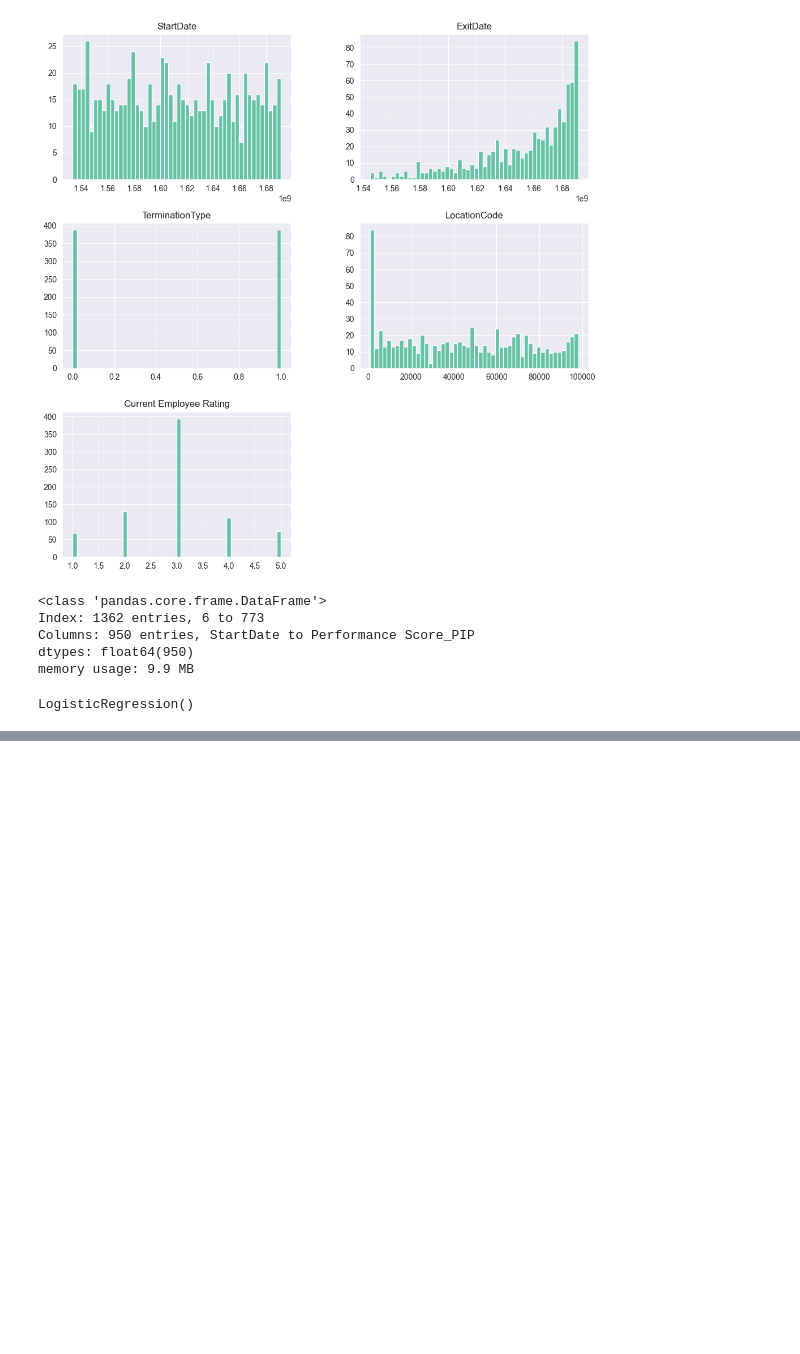
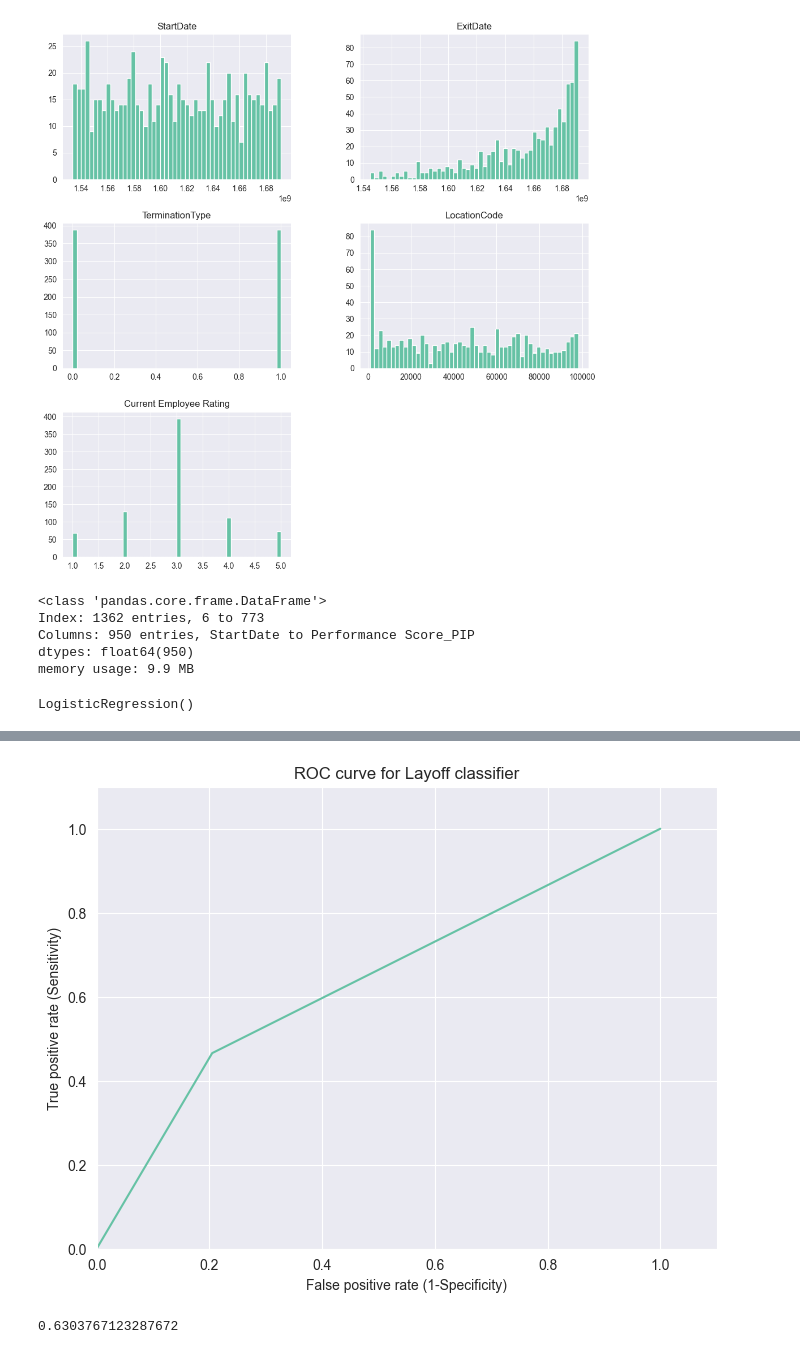
Before and after one commit to sthasangam/ML-Project, a Jupyter notebook: layoffproject.ipynb, the cells around one changed output, grey strips where cells are left out. Cells and saved outputs as stored; diff of their text form; code cells hidden in the pictures; blank space fills up the shorter version.

```diff
--- a/layoffproject.ipynb
+++ b/layoffproject.ipynb
@@ -390,0 +458,19 @@ LogisticRegression()
+# %%
+from sklearn.metrics import roc_curve
+plt.figure(figsize=(8,6))
+
+fpr, tpr, thresholds = roc_curve(y_test, y_pred)
+plt.plot(fpr,tpr)
+plt.xlim([0.0, 1.1])
+plt.ylim([0.0, 1.1])
+plt.title('ROC curve for Layoff classifier')
+plt.xlabel('False positive rate (1-Specificity)')
+plt.ylabel('True positive rate (Sensitivity)')
+plt.grid(True)
+# %% [output]
+[figure, added]
+# %%
+from sklearn.metrics import roc_auc_score
+roc_auc_score(y_test,y_pred)
+# %% [output]
+0.6303767123287672
```
Also changed, not shown: parts of 6 cells of this notebook.
